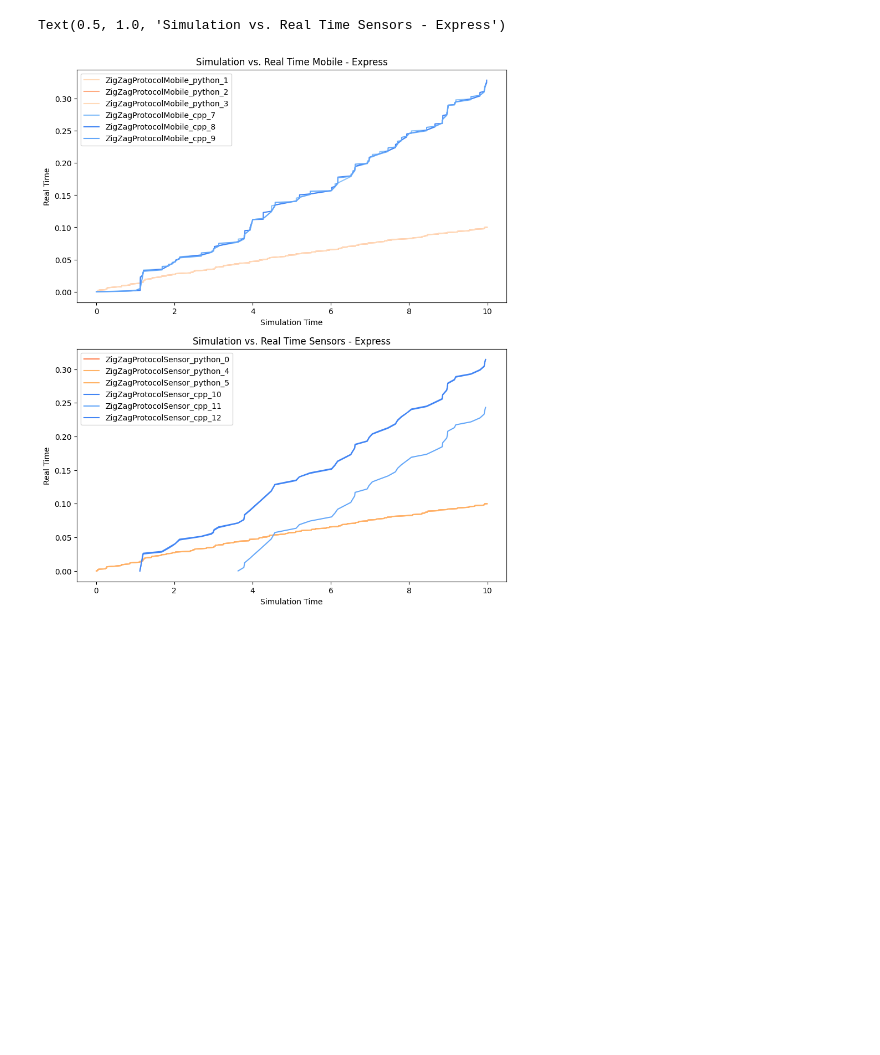
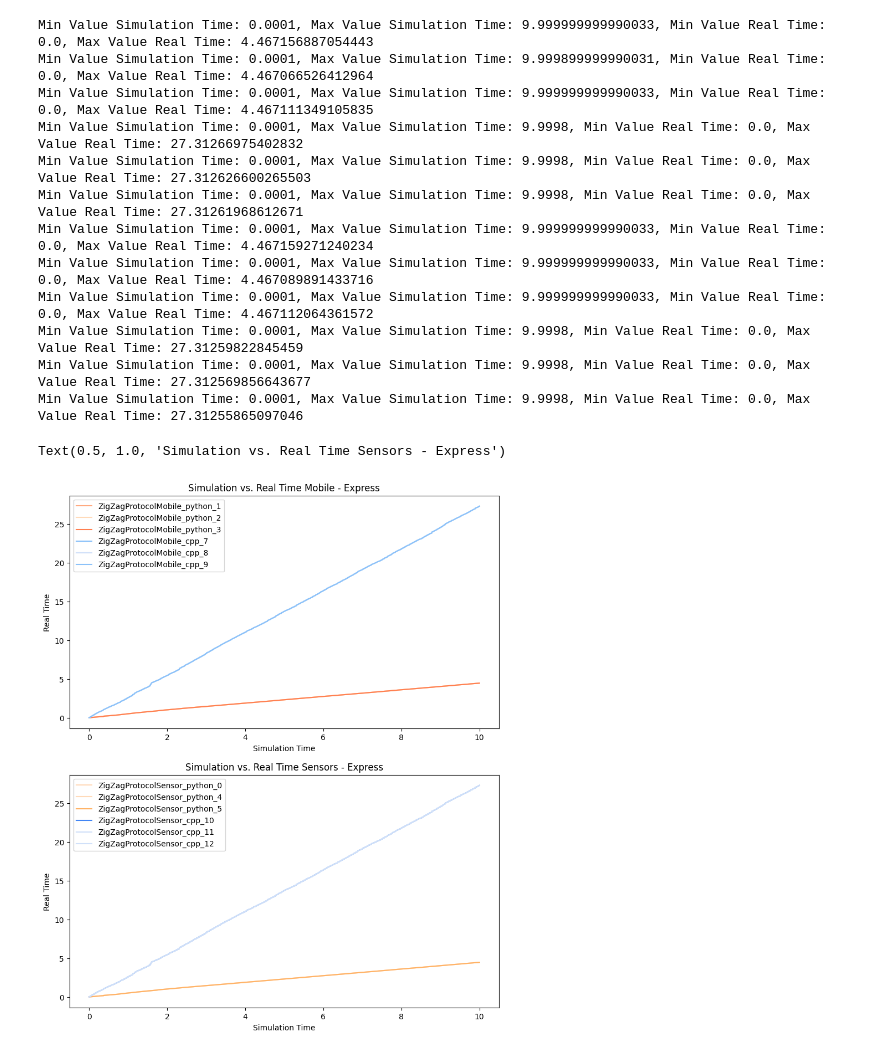
Before and after one commit to Project-GrADyS/gradys-sim-nextgen, a Jupyter notebook: helper/visualization.ipynb, the cells around one changed output. Cells and saved outputs as stored; diff of their text form; code cells hidden in the pictures; blank space fills up the shorter version.

```diff
--- a/helper/visualization.ipynb
+++ b/helper/visualization.ipynb
@@ -26,8 +26,9 @@ warm_palette = ['#ff7f50', '#ffaa80', '#ffb366', '#ffcc99', '#ffdab9']
 def plot_dataframe(ax, file_path: str, label: str=None):
     df = load_dataset(file_path)[['simulation_time', 'real_time']]
 
-    row = df[df['simulation_time']>=10].index.tolist()[0]
-    df = df.iloc[:row-1]
+    row = df[df['simulation_time']>=10].index.tolist()
+    if row != []:
+        df = df.iloc[:row[0]-1]
 
     min_value = df['real_time'].min()
     df['real_time'] -= min_value
@@ -40,11 +41,11 @@ def plot_dataframe(ax, file_path: str, label: str=None):
 fig, axs = plt.subplots(2, figsize=(10, 12))
 
 for i in [1,2,3]:
-    file_path = f"../simulation_results/simulation_real_time_python_fastest_visualization_ZigZagProtocolMobile_{i}.csv"
+    file_path = f"../simulation_results/with_visualization/simulation_real_time_python_with_visualization_ZigZagProtocolMobile_{i}.csv"
     plot_dataframe(axs[0], file_path=file_path, label=f"ZigZagProtocolMobile_python_{i}")
 
 for i in [7,8,9]:
-    file_path = f"../simulation_results/simulation_real_time_cpp_fastest_visualization_ZigZagProtocolMobile_{i}.csv"
+    file_path = f"../simulation_results/with_visualization/simulation_real_time_cpp_with_visualization_ZigZagProtocolMobile_{i}.csv"
     plot_dataframe(axs[0], file_path=file_path, label=f"ZigZagProtocolMobile_cpp_{i}")
 
 axs[0].legend()
@@ -53,11 +54,11 @@ axs[0].set_ylabel('Real Time in Seconds')
 axs[0].set_title('Simulation vs. Real Time Mobile - With Visualisation')
 
 for i in [0,4,5]:
-    file_path = f"../simulation_results/simulation_real_time_python_fastest_visualization_ZigZagProtocolSensor_{i}.csv"
+    file_path = f"../simulation_results/with_visualization/simulation_real_time_python_with_visualization_ZigZagProtocolSensor_{i}.csv"
     plot_dataframe(axs[1], file_path=file_path, label=f"ZigZagProtocolSensor_python_{i}")
 
 for i in [10,11,12]:
-    file_path = f"../simulation_results/simulation_real_time_cpp_fastest_visualization_ZigZagProtocolSensor_{i}.csv"
+    file_path = f"../simulation_results/with_visualization/simulation_real_time_cpp_with_visualization_ZigZagProtocolSensor_{i}.csv"
     plot_dataframe(axs[1], file_path=file_path, label=f"ZigZagProtocolSensor_cpp_{i}")
 
 axs[1].legend()
@@ -82,31 +83,43 @@ Text(0.5, 1.0, 'Simulation vs. Real Time Sensors - With Visualisation')
 # %%
 fig1, axs1 = plt.subplots(2, figsize=(10, 12))
 
 for i in [1,2,3]:
-    file_path = f"../simulation_results/simulation_real_time_python_express_ZigZagProtocolMobile_{i}.csv"
+    file_path = f"../simulation_results/express/simulation_real_time_python_express_ZigZagProtocolMobile_{i}.csv"
     plot_dataframe(axs1[0], file_path=file_path, label=f"ZigZagProtocolMobile_python_{i}")
 
 for i in [7,8,9]:
-    file_path = f"../simulation_results/simulation_real_time_cpp_express_ZigZagProtocolMobile_{i}.csv"
+    file_path = f"../simulation_results/express/simulation_real_time_cpp_express_ZigZagProtocolMobile_{i}.csv"
     plot_dataframe(axs1[0], file_path=file_path, label=f"ZigZagProtocolMobile_cpp_{i}")
 
 axs1[0].legend()
 axs1[0].set_xlabel('Simulation Time')
 axs1[0].set_ylabel('Real Time')
 axs1[0].set_title('Simulation vs. Real Time Mobile - Express')
 
 for i in [0,4,5]:
-    file_path = f"../simulation_results/simulation_real_time_python_express_ZigZagProtocolSensor_{i}.csv"
+    file_path = f"../simulation_results/express/simulation_real_time_python_express_ZigZagProtocolSensor_{i}.csv"
     plot_dataframe(axs1[1], file_path=file_path, label=f"ZigZagProtocolSensor_python_{i}")
 
 for i in [10,11,12]:
-    file_path = f"../simulation_results/simulation_real_time_cpp_express_ZigZagProtocolSensor_{i}.csv"
+    file_path = f"../simulation_results/express/simulation_real_time_cpp_express_ZigZagProtocolSensor_{i}.csv"
     plot_dataframe(axs1[1], file_path=file_path, label=f"ZigZagProtocolSensor_cpp_{i}")
 
 axs1[1].legend()
 axs1[1].set_xlabel('Simulation Time')
 axs1[1].set_ylabel('Real Time')
 axs1[1].set_title('Simulation vs. Real Time Sensors - Express')
 # %% [output]
-Text(0.5, 1.0, 'Simulation vs. Real Time Sensors - Express')
+Min Value Simulation Time: 0.0001, Max Value Simulation Time: 9.999999999990033, Min Value Real Time: 0.0, Max Value Real Time: 4.467156887054443
+Min Value Simulation Time: 0.0001, Max Value Simulation Time: 9.999899999990031, Min Value Real Time: 0.0, Max Value Real Time: 4.467066526412964
+Min Value Simulation Time: 0.0001, Max Value Simulation Time: 9.999999999990033, Min Value Real Time: 0.0, Max Value Real Time: 4.467111349105835
+Min Value Simulation Time: 0.0001, Max Value Simulation Time: 9.9998, Min Value Real Time: 0.0, Max Value Real Time: 27.31266975402832
+Min Value Simulation Time: 0.0001, Max Value Simulation Time: 9.9998, Min Value Real Time: 0.0, Max Value Real Time: 27.312626600265503
+Min Value Simulation Time: 0.0001, Max Value Simulation Time: 9.9998, Min Value Real Time: 0.0, Max Value Real Time: 27.31261968612671
+Min Value Simulation Time: 0.0001, Max Value Simulation Time: 9.999999999990033, Min Value Real Time: 0.0, Max Value Real Time: 4.467159271240234
+Min Value Simulation Time: 0.0001, Max Value Simulation Time: 9.999999999990033, Min Value Real Time: 0.0, Max Value Real Time: 4.467089891433716
+Min Value Simulation Time: 0.0001, Max Value Simulation Time: 9.999999999990033, Min Value Real Time: 0.0, Max Value Real Time: 4.467112064361572
+Min Value Simulation Time: 0.0001, Max Value Simulation Time: 9.9998, Min Value Real Time: 0.0, Max Value Real Time: 27.31259822845459
+Min Value Simulation Time: 0.0001, Max Value Simulation Time: 9.9998, Min Value Real Time: 0.0, Max Value Real Time: 27.312569856643677
+Min Value Simulation Time: 0.0001, Max Value Simulation Time: 9.9998, Min Value Real Time: 0.0, Max Value Real Time: 27.31255865097046
+Text(0.5, 1.0, 'Simulation vs. Real Time Sensors - Express')
-[figure, old version]
+[figure, new version]
```
Also changed, not shown: parts of 1 cell of this notebook, 7 other files.
